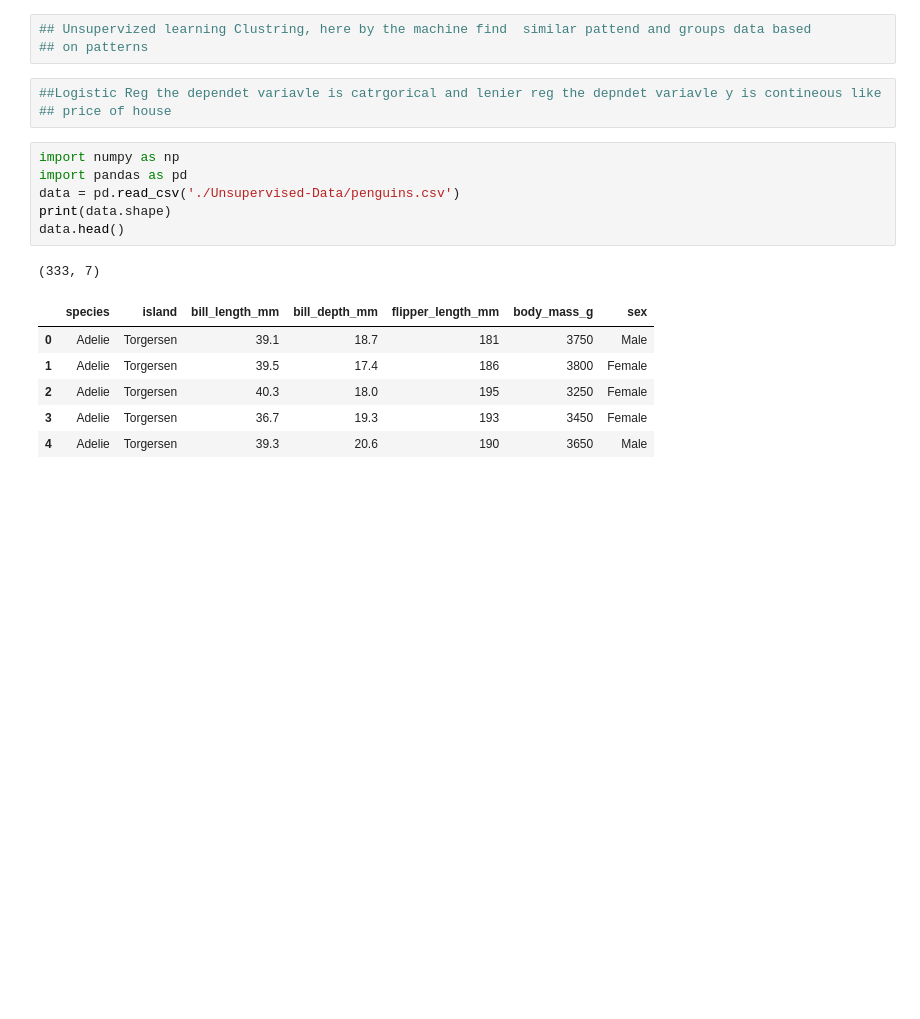
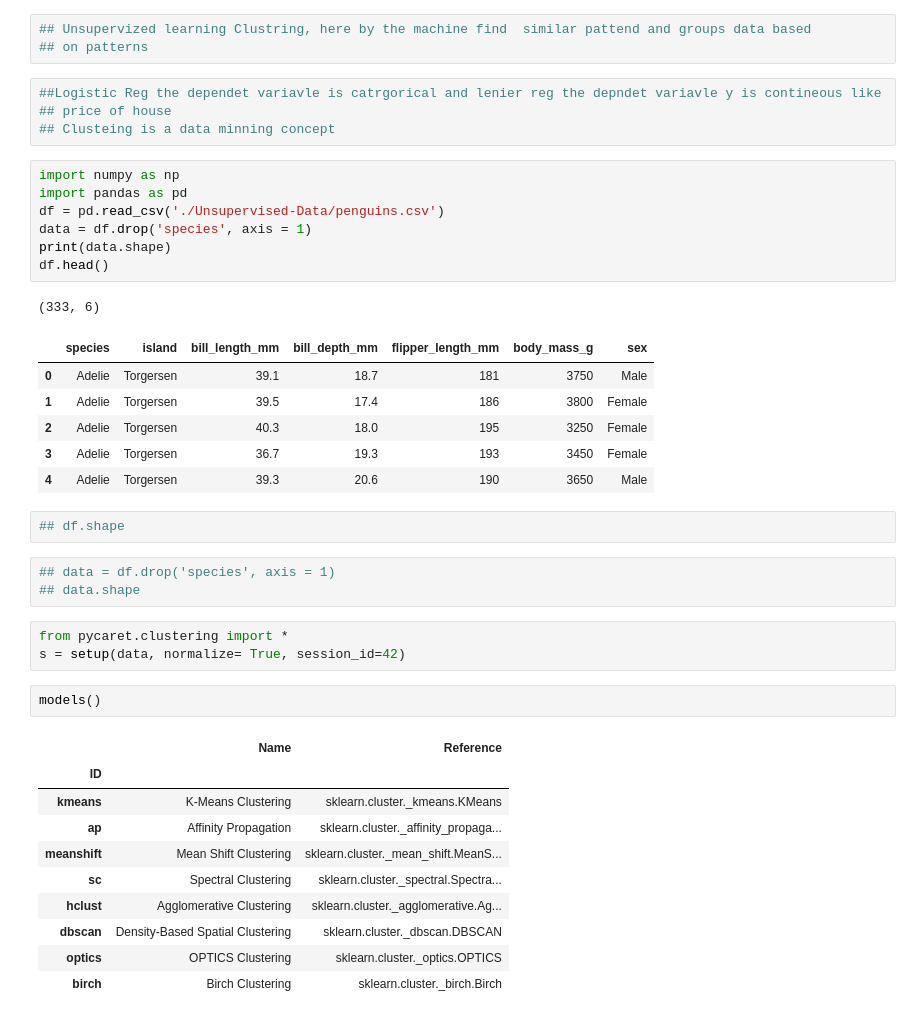
Before and after one commit to jdhova/Pycaret-Projects, a Jupyter notebook: UnSupervised-Learning/penguins.ipynb, the cells around one changed output. Drawn from its saved outputs; the diff is of its cells as text; blank space fills up the shorter version.

```diff
--- a/UnSupervised-Learning/penguins.ipynb
+++ b/UnSupervised-Learning/penguins.ipynb
@@ -4,17 +4,40 @@
 # %%
 ##Logistic Reg the dependet variavle is catrgorical and lenier reg the depndet variavle y is contineous like
 ## price of house
+## Clusteing is a data minning concept
 # %%
 import numpy as np
 import pandas as pd
-data = pd.read_csv('./Unsupervised-Data/penguins.csv')
+df = pd.read_csv('./Unsupervised-Data/penguins.csv')
+data = df.drop('species', axis = 1)
 print(data.shape)
-data.head()
+df.head()
 # %% [output]
-(333, 7)
+(333, 6)
 |  | species | island | bill_length_mm | bill_depth_mm | flipper_length_mm | body_mass_g | sex |
 | 0 | Adelie | Torgersen | 39.1 | 18.7 | 181 | 3750 | Male |
 | 1 | Adelie | Torgersen | 39.5 | 17.4 | 186 | 3800 | Female |
 | 2 | Adelie | Torgersen | 40.3 | 18.0 | 195 | 3250 | Female |
 | 3 | Adelie | Torgersen | 36.7 | 19.3 | 193 | 3450 | Female |
 | 4 | Adelie | Torgersen | 39.3 | 20.6 | 190 | 3650 | Male |
+# %%
+## df.shape
+# %%
+## data = df.drop('species', axis = 1)
+## data.shape
+# %%
+from pycaret.clustering import *
+s = setup(data, normalize= True, session_id=42)
+# %%
+models()
+# %% [output]
+|  | Name | Reference |
+| ID |  |  |
+| kmeans | K-Means Clustering | sklearn.cluster._kmeans.KMeans |
+| ap | Affinity Propagation | sklearn.cluster._affinity_propaga... |
+| meanshift | Mean Shift Clustering | sklearn.cluster._mean_shift.MeanS... |
+| sc | Spectral Clustering | sklearn.cluster._spectral.Spectra... |
+| hclust | Agglomerative Clustering | sklearn.cluster._agglomerative.Ag... |
+| dbscan | Density-Based Spatial Clustering | sklearn.cluster._dbscan.DBSCAN |
+| optics | OPTICS Clustering | sklearn.cluster._optics.OPTICS |
+| birch | Birch Clustering | sklearn.cluster._birch.Birch |
```
Also changed, not shown: parts of 5 cells of this notebook, 1 other file.
